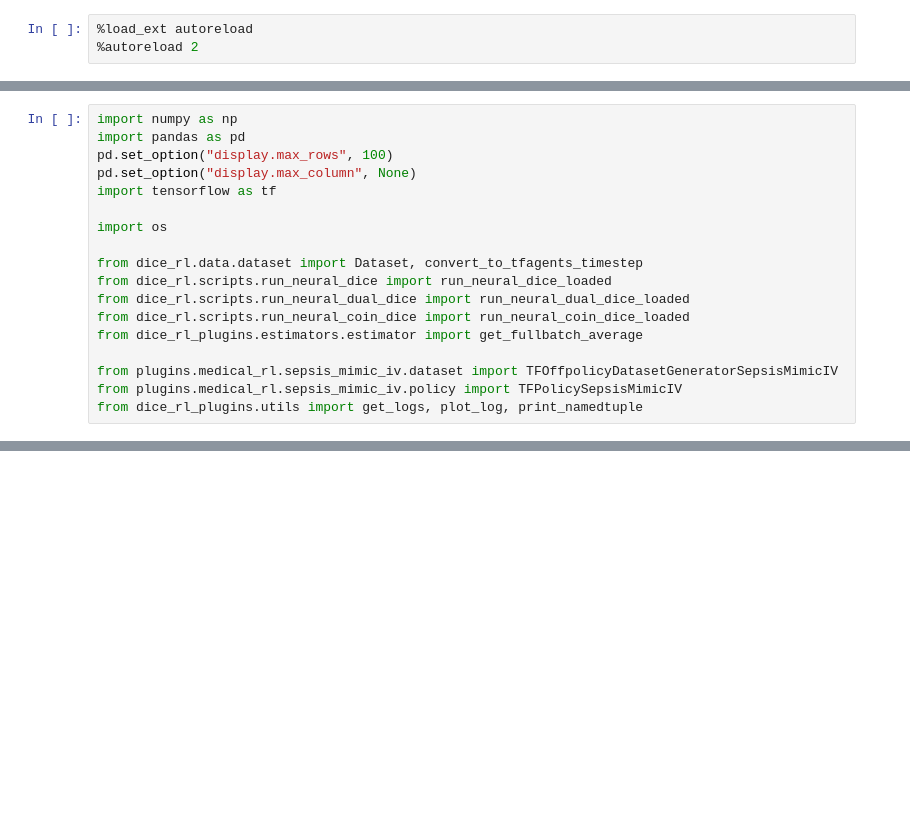
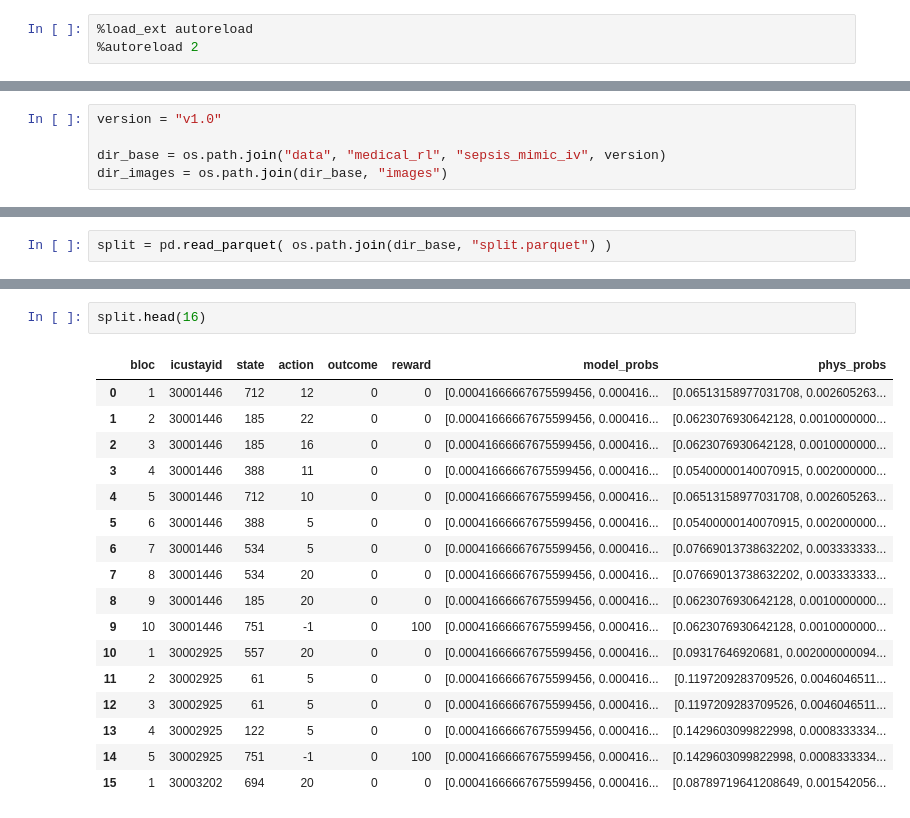
Before and after one commit to MrWhiteRichard/dice_rl_sepsis, a Jupyter notebook: results_sepsis_mimic_iv.ipynb, the cells around one changed output, grey strips where cells are left out. Saved outputs shown, nothing was run; the diff lists cells and outputs as text; blank space fills up the shorter version.

Commit message:
Update sepsis_mimic_iv

```diff
--- a/results_sepsis_mimic_iv.ipynb
+++ b/results_sepsis_mimic_iv.ipynb
@@ -9,18 +3,0 @@ warnings.filterwarnings("ignore", category=DeprecationWarning)
-# %%
-import numpy as np
-import pandas as pd
-pd.set_option("display.max_rows", 100)
-pd.set_option("display.max_column", None)
-import tensorflow as tf
-
-import os
-
-from dice_rl.data.dataset import Dataset, convert_to_tfagents_timestep
-from dice_rl.scripts.run_neural_dice import run_neural_dice_loaded
-from dice_rl.scripts.run_neural_dual_dice import run_neural_dual_dice_loaded
-from dice_rl.scripts.run_neural_coin_dice import run_neural_coin_dice_loaded
-from dice_rl_plugins.estimators.estimator import get_fullbatch_average
-
-from plugins.medical_rl.sepsis_mimic_iv.dataset import TFOffpolicyDatasetGeneratorSepsisMimicIV
-from plugins.medical_rl.sepsis_mimic_iv.policy import TFPolicySepsisMimicIV
-from dice_rl_plugins.utils import get_logs, plot_log, print_namedtuple
@@ -133,0 +19,5 @@ behavior per-step
+# %%
+version = "v1.0"
+
+dir_base = os.path.join("data", "medical_rl", "sepsis_mimic_iv", version)
+dir_images = os.path.join(dir_base, "images")
@@ -133,0 +26,2 @@ behavior per-step
+# %%
+split = pd.read_parquet( os.path.join(dir_base, "split.parquet") )
@@ -133,0 +162,20 @@ behavior per-step
+# %%
+split.head(16)
+# %% [output]
+|  | bloc | icustayid | state | action | outcome | reward | model_probs | phys_probs |
+| 0 | 1 | 30001446 | 712 | 12 | 0 | 0 | [0.00041666667675599456, 0.000416... | [0.06513158977031708, 0.002605263... |
+| 1 | 2 | 30001446 | 185 | 22 | 0 | 0 | [0.00041666667675599456, 0.000416... | [0.0623076930642128, 0.0010000000... |
+| 2 | 3 | 30001446 | 185 | 16 | 0 | 0 | [0.00041666667675599456, 0.000416... | [0.0623076930642128, 0.0010000000... |
+| 3 | 4 | 30001446 | 388 | 11 | 0 | 0 | [0.00041666667675599456, 0.000416... | [0.05400000140070915, 0.002000000... |
+| 4 | 5 | 30001446 | 712 | 10 | 0 | 0 | [0.00041666667675599456, 0.000416... | [0.06513158977031708, 0.002605263... |
+| 5 | 6 | 30001446 | 388 | 5 | 0 | 0 | [0.00041666667675599456, 0.000416... | [0.05400000140070915, 0.002000000... |
+| 6 | 7 | 30001446 | 534 | 5 | 0 | 0 | [0.00041666667675599456, 0.000416... | [0.07669013738632202, 0.003333333... |
+| 7 | 8 | 30001446 | 534 | 20 | 0 | 0 | [0.00041666667675599456, 0.000416... | [0.07669013738632202, 0.003333333... |
+| 8 | 9 | 30001446 | 185 | 20 | 0 | 0 | [0.00041666667675599456, 0.000416... | [0.0623076930642128, 0.0010000000... |
+| 9 | 10 | 30001446 | 751 | -1 | 0 | 100 | [0.00041666667675599456, 0.000416... | [0.0623076930642128, 0.0010000000... |
+| 10 | 1 | 30002925 | 557 | 20 | 0 | 0 | [0.00041666667675599456, 0.000416... | [0.09317646920681, 0.002000000094... |
+| 11 | 2 | 30002925 | 61 | 5 | 0 | 0 | [0.00041666667675599456, 0.000416... | [0.1197209283709526, 0.0046046511... |
+| 12 | 3 | 30002925 | 61 | 5 | 0 | 0 | [0.00041666667675599456, 0.000416... | [0.1197209283709526, 0.0046046511... |
+| 13 | 4 | 30002925 | 122 | 5 | 0 | 0 | [0.00041666667675599456, 0.000416... | [0.1429603099822998, 0.0008333334... |
+| 14 | 5 | 30002925 | 751 | -1 | 0 | 100 | [0.00041666667675599456, 0.000416... | [0.1429603099822998, 0.0008333334... |
+| 15 | 1 | 30003202 | 694 | 20 | 0 | 0 | [0.00041666667675599456, 0.000416... | [0.08789719641208649, 0.001542056... |
```
Also changed, not shown: parts of 45 cells of this notebook, 1 other file.
